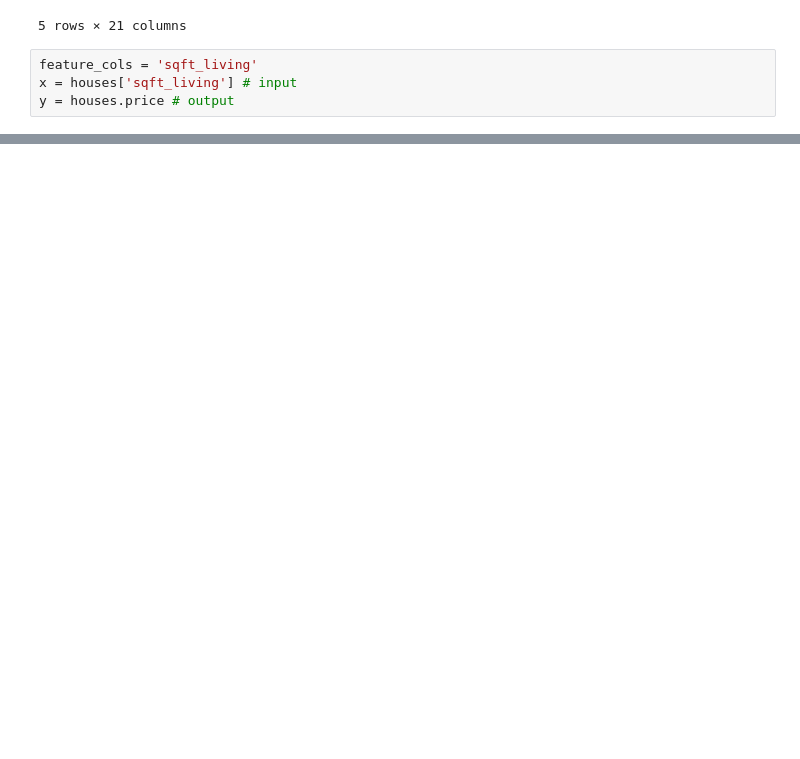
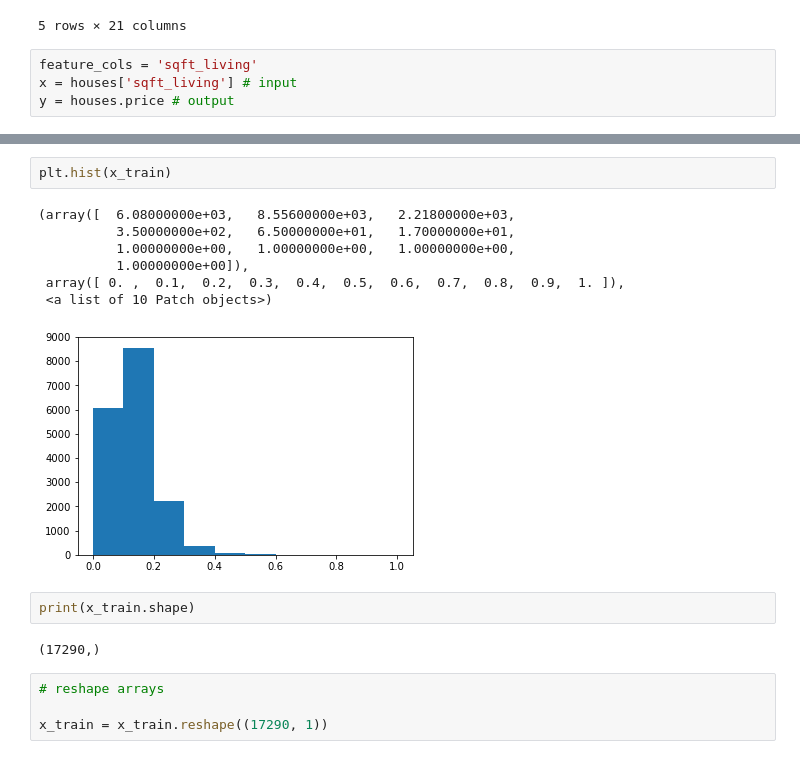
Before and after one commit to mansi1710/ACM_workshop, a Jupyter notebook: Untitled1.ipynb, the cells around one changed output, grey strips where cells are left out. Drawn from its saved outputs; the diff is of its cells as text; blank space fills up the shorter version.

```diff
--- a/Untitled1.ipynb
+++ b/Untitled1.ipynb
@@ -43,0 +55,18 @@ plt.scatter(x_train, y_train)
+# %%
+plt.hist(x_train)
+# %% [output]
+(array([  6.08000000e+03,   8.55600000e+03,   2.21800000e+03,
+          3.50000000e+02,   6.50000000e+01,   1.70000000e+01,
+          1.00000000e+00,   1.00000000e+00,   1.00000000e+00,
+          1.00000000e+00]),
+ array([ 0. ,  0.1,  0.2,  0.3,  0.4,  0.5,  0.6,  0.7,  0.8,  0.9,  1. ]),
+ <a list of 10 Patch objects>)
+[figure, added]
+# %%
+print(x_train.shape)
+# %% [output]
+(17290,)
+# %%
+# reshape arrays
+
+x_train = x_train.reshape((17290, 1))
```
Also changed, not shown: parts of 7 cells of this notebook.
